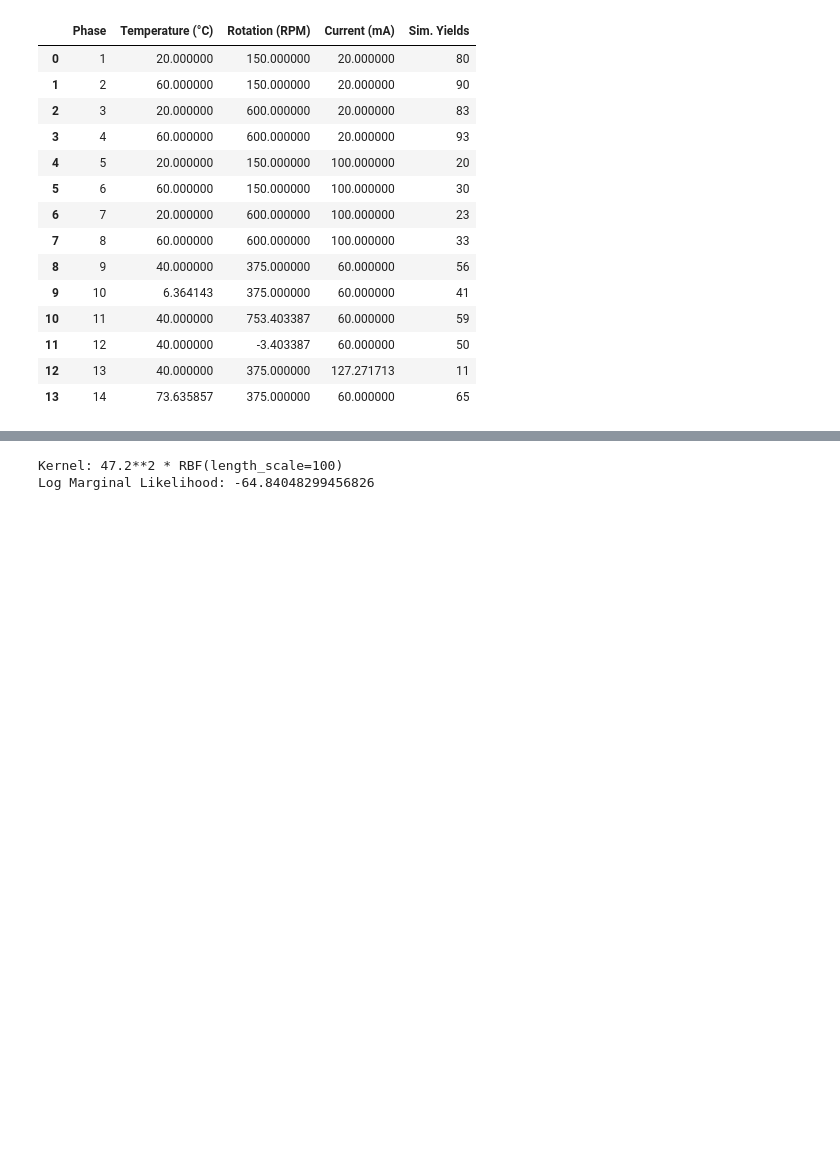
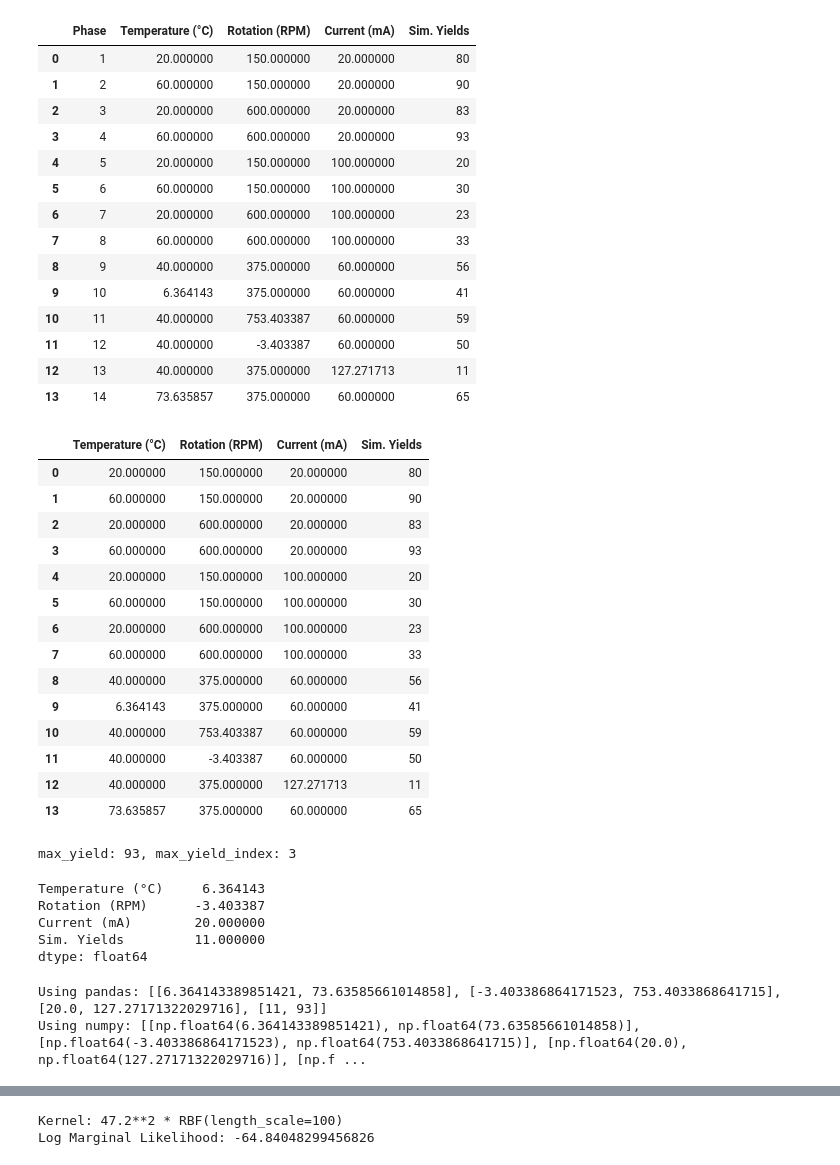
Before and after one commit to intel00000/EChem_Auto_Potential_Optimization, a Jupyter notebook: DOE_graphing/DOE_test.ipynb, the cells around one changed output, grey strips where cells are left out. Drawn from its saved outputs; the diff is of its cells as text; code cells hidden in the pictures; blank space fills up the shorter version.

```diff
--- a/DOE_graphing/DOE_test.ipynb
+++ b/DOE_graphing/DOE_test.ipynb
@@ -39,11 +39,32 @@ data
 | 13 | 14 | 73.635857 | 375.000000 | 60.000000 | 65 |
 # %%
 header = data.columns
-data = data.to_numpy()
-data = data[:, 1:]
+# slice the data, get rid of the first column
+data = data.iloc[:, 1:]
+data
+# %% [output]
+|  | Temperature (°C) | Rotation (RPM) | Current (mA) | Sim. Yields |
+| 0 | 20.000000 | 150.000000 | 20.000000 | 80 |
+| 1 | 60.000000 | 150.000000 | 20.000000 | 90 |
+| 2 | 20.000000 | 600.000000 | 20.000000 | 83 |
+| 3 | 60.000000 | 600.000000 | 20.000000 | 93 |
+| 4 | 20.000000 | 150.000000 | 100.000000 | 20 |
+| 5 | 60.000000 | 150.000000 | 100.000000 | 30 |
+| 6 | 20.000000 | 600.000000 | 100.000000 | 23 |
+| 7 | 60.000000 | 600.000000 | 100.000000 | 33 |
+| 8 | 40.000000 | 375.000000 | 60.000000 | 56 |
+| 9 | 6.364143 | 375.000000 | 60.000000 | 41 |
+| 10 | 40.000000 | 753.403387 | 60.000000 | 59 |
+| 11 | 40.000000 | -3.403387 | 60.000000 | 50 |
+| 12 | 40.000000 | 375.000000 | 127.271713 | 11 |
+| 13 | 73.635857 | 375.000000 | 60.000000 | 65 |
 # %%
-# find the max value of the 'Sim. Yields' column
-max_yield = np.argmax(data[:, 3])
+# find the max value of the 'Sim. Yields' column, find the corresponding row index
+max_yield = data['Sim. Yields'].max()
+max_yield_index = data['Sim. Yields'].idxmax()
+print(f"max_yield: {max_yield}, max_yield_index: {max_yield_index}")
+# %% [output]
+max_yield: 93, max_yield_index: 3
 # %%
 # Original data plot
 fig = go.Figure(
@@ -99,0 +112,25 @@ def fullfact(bound_array, num_levels: int) -> np.ndarray:
+# %%
+data.min()
+# %% [output]
+Temperature (°C)     6.364143
+Rotation (RPM)      -3.403387
+Current (mA)        20.000000
+Sim. Yields         11.000000
+dtype: float64
+# %%
+def bounds(data) -> list:
+    mins = data.min().values
+    maxs = data.max().values
+    # return [[mins_, maxs_] for mins_, maxs_ in zip(mins, maxs)]
+    return [[min(data[col]), max(data[col])] for col in data.columns]
+
+def bounds_np(data) -> list:
+    mins = np.min(data, axis=0)
+    maxs = np.max(data, axis=0)
+    return [[mins_, maxs_] for mins_, maxs_ in zip(mins, maxs)]
+
+print(f"Using pandas: {bounds(data)}")
+print(f"Using numpy: {bounds_np(data.to_numpy())}")
+# %% [output]
+Using pandas: [[6.364143389851421, 73.63585661014858], [-3.403386864171523, 753.4033868641715], [20.0, 127.27171322029716], [11, 93]]
+Using numpy: [[np.float64(6.364143389851421), np.float64(73.63585661014858)], [np.float64(-3.403386864171523), np.float64(753.4033868641715)], [np.float64(20.0), np.float64(127.27171322029716)], [np.f ...
```
Also changed, not shown: parts of 4 cells of this notebook, 5 other files.
